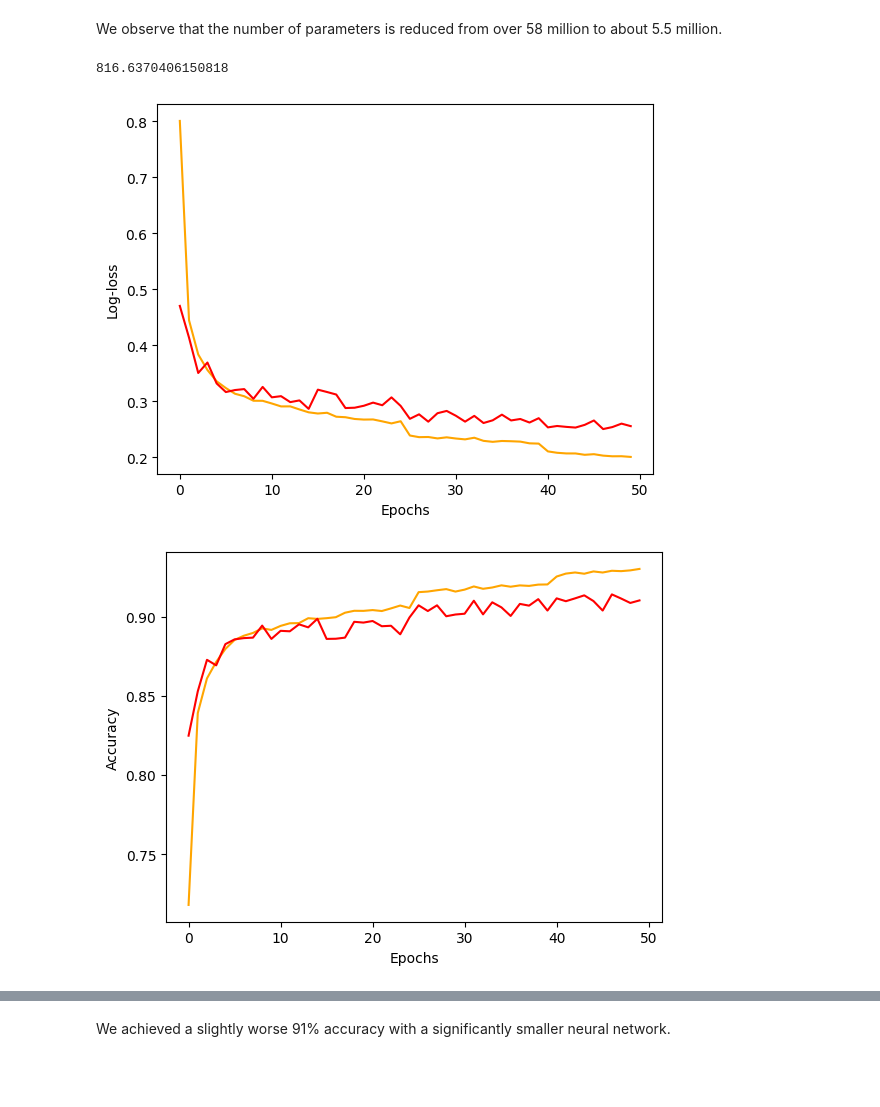
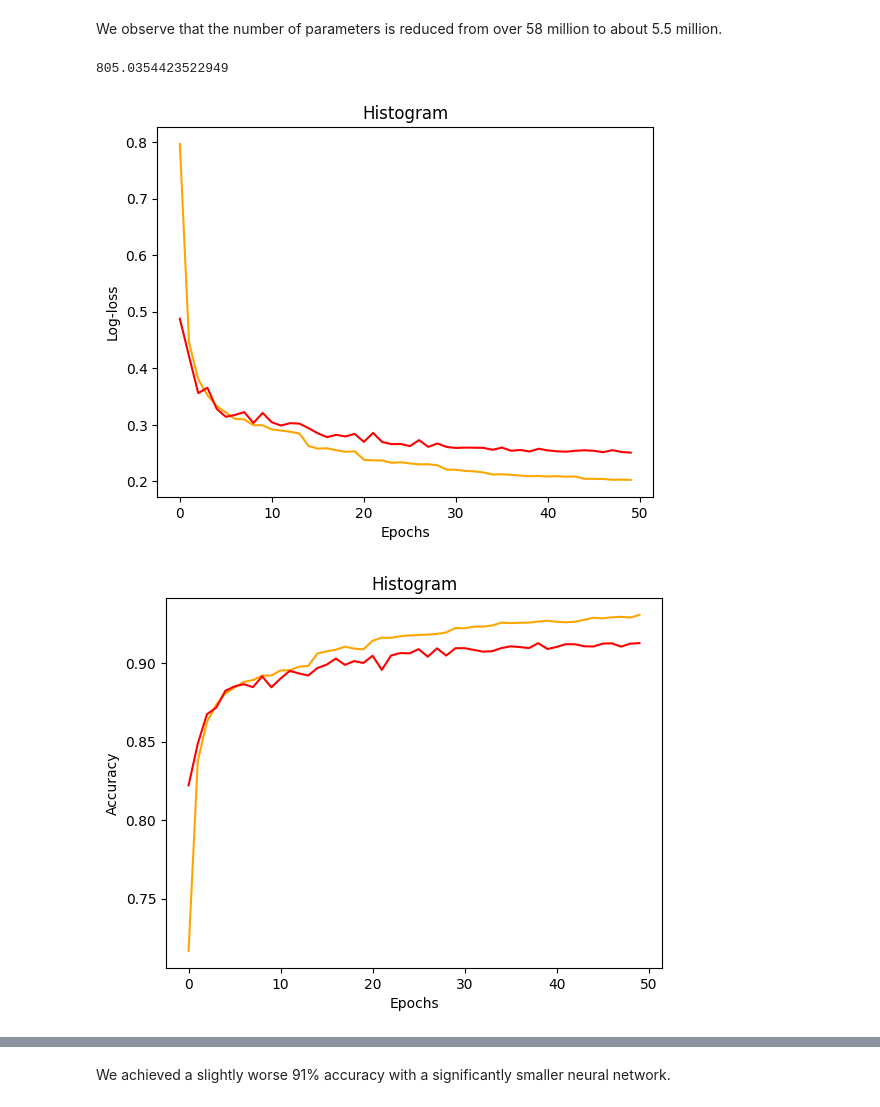
Before and after one commit to fejlek/Nine-Circles-ML1, a Jupyter notebook: 4 Fourth Circle - Neural Networks/Fourth_circle_neural_2b_alexnet.ipynb, the cells around one changed output, grey strips where cells are left out. Drawn from its saved outputs; the diff is of its cells as text; code cells hidden in the pictures; blank space fills up the shorter version.

```diff
--- a/4 Fourth Circle - Neural Networks/Fourth_circle_neural_2b_alexnet.ipynb
+++ b/4 Fourth Circle - Neural Networks/Fourth_circle_neural_2b_alexnet.ipynb
@@ -351,7 +354,7 @@ We observe that the number of parameters is reduced from over 58 million to abou
 torch.manual_seed(123)
 AlexNet_red_cuda.apply(init_weights_he)
 optim_SGD_cuda =  torch.optim.SGD(AlexNet_red_cuda.parameters(), lr = 0.01, momentum = 0.9, weight_decay = 0.005)
-scheduler_cuda =  torch.optim.lr_scheduler.MultiStepLR(optim_SGD_cuda, milestones=[25, 40], gamma = 0.5)
+scheduler_cuda = torch.optim.lr_scheduler.ReduceLROnPlateau(optim_SGD_cuda, factor = 0.5, patience = 4, threshold = 0.1)
 cross_entropy_loss = nn.CrossEntropyLoss()
 
 n_epochs = 50
@@ -370,20 +373,22 @@ for t in range(n_epochs):
 end = time.time()
 print(end - start)
 # %% [output]
-816.6370406150818
+805.0354423522949
 # %%
 plt.plot(loss_epochs_train, color = 'orange')
 plt.plot(loss_epochs_test, color = 'red')
+plt.title('Histogram')
 plt.xlabel('Epochs')
 plt.ylabel('Log-loss');
 # %% [output]
-[figure, old version]
+[figure, new version]
 # %%
 plt.plot(accu_epochs_train, color = 'orange')
 plt.plot(accu_epochs_test, color = 'red')
+plt.title('Histogram')
 plt.xlabel('Epochs')
 plt.ylabel('Accuracy');
 # %% [output]
-[figure, old version]
+[figure, new version]
 # %%
 plt.plot(learning_rates, color = 'green')
```
Also changed, not shown: parts of 36 cells of this notebook.
